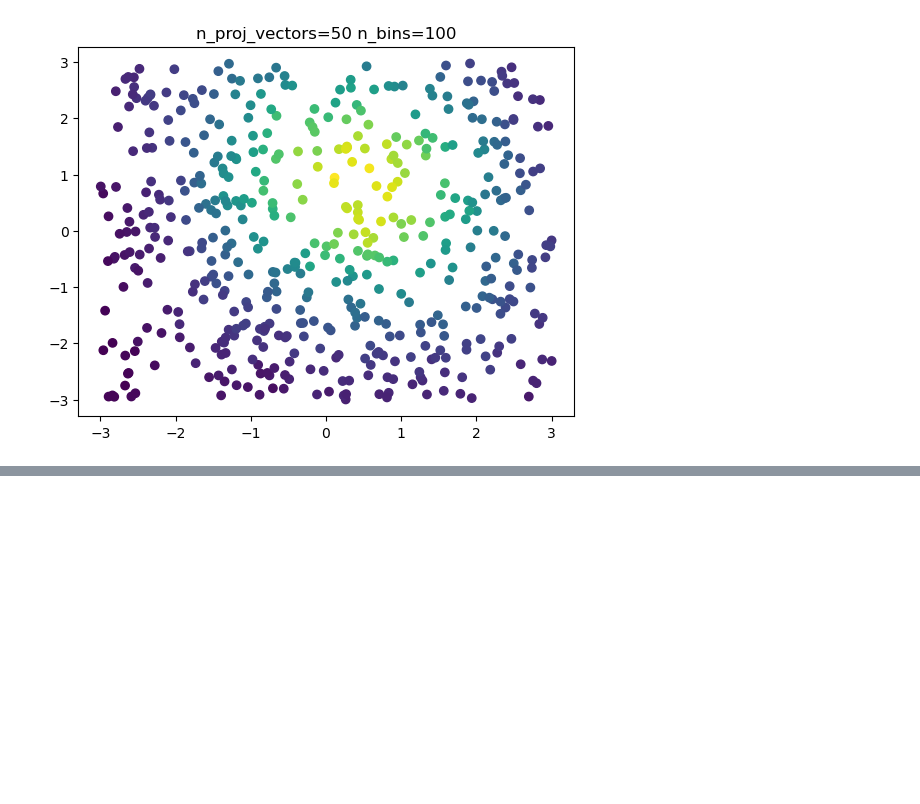
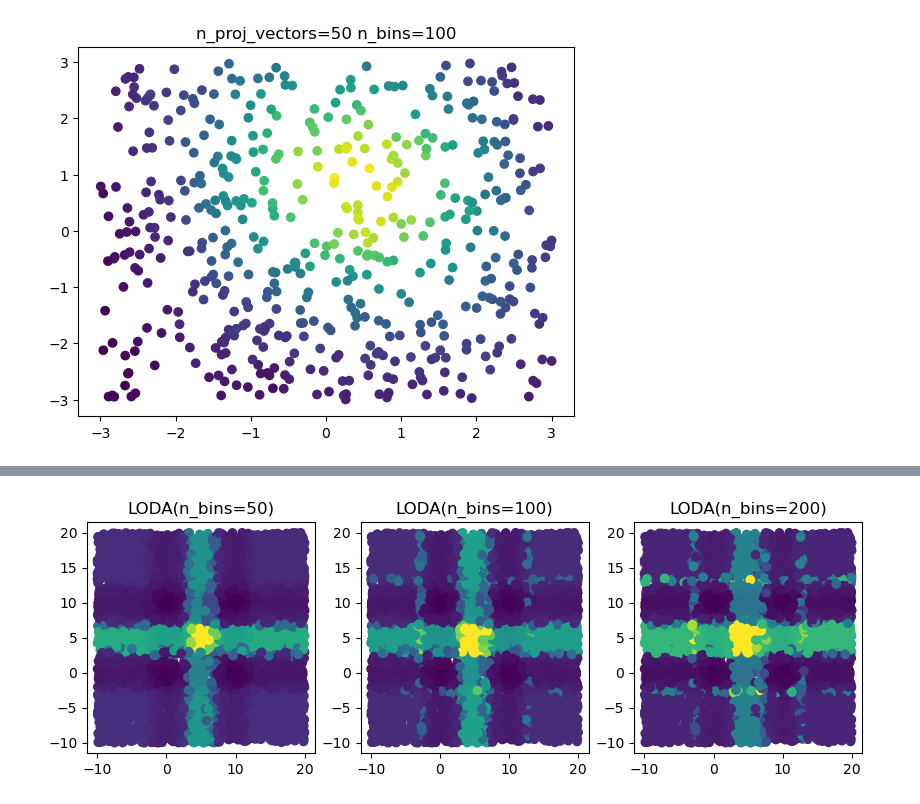
Before and after one commit to popastefan10/AnomalyDetectionLab, a Jupyter notebook: Lab 3/main.ipynb, the cells around one changed output, grey strips where cells are left out. Saved outputs shown, nothing was run; the diff lists cells and outputs as text; code cells hidden in the pictures; blank space fills up the shorter version.

```diff
--- a/Lab 3/main.ipynb
+++ b/Lab 3/main.ipynb
@@ -103,0 +143,9 @@ for n_proj_vectors, n_bins in zip([5, 5, 50, 50], [10, 100, 10, 100]):
+# %%
+plt.figure(figsize=(10, 3))
+for idx, n_bins in enumerate([50, 100, 200]):
+    plt.subplot(1, 3, idx + 1)
+    fit_model(model=LODA(contamination=0.02, n_bins=n_bins), name=f"LODA(n_bins={n_bins})")
+plt.savefig("plots/Ex 2.2.5 n_bins=50,100,200.jpg")
+plt.show()
+# %% [output]
+[figure, added]
```
Also changed, not shown: parts of 8 cells of this notebook, 6 other files.
